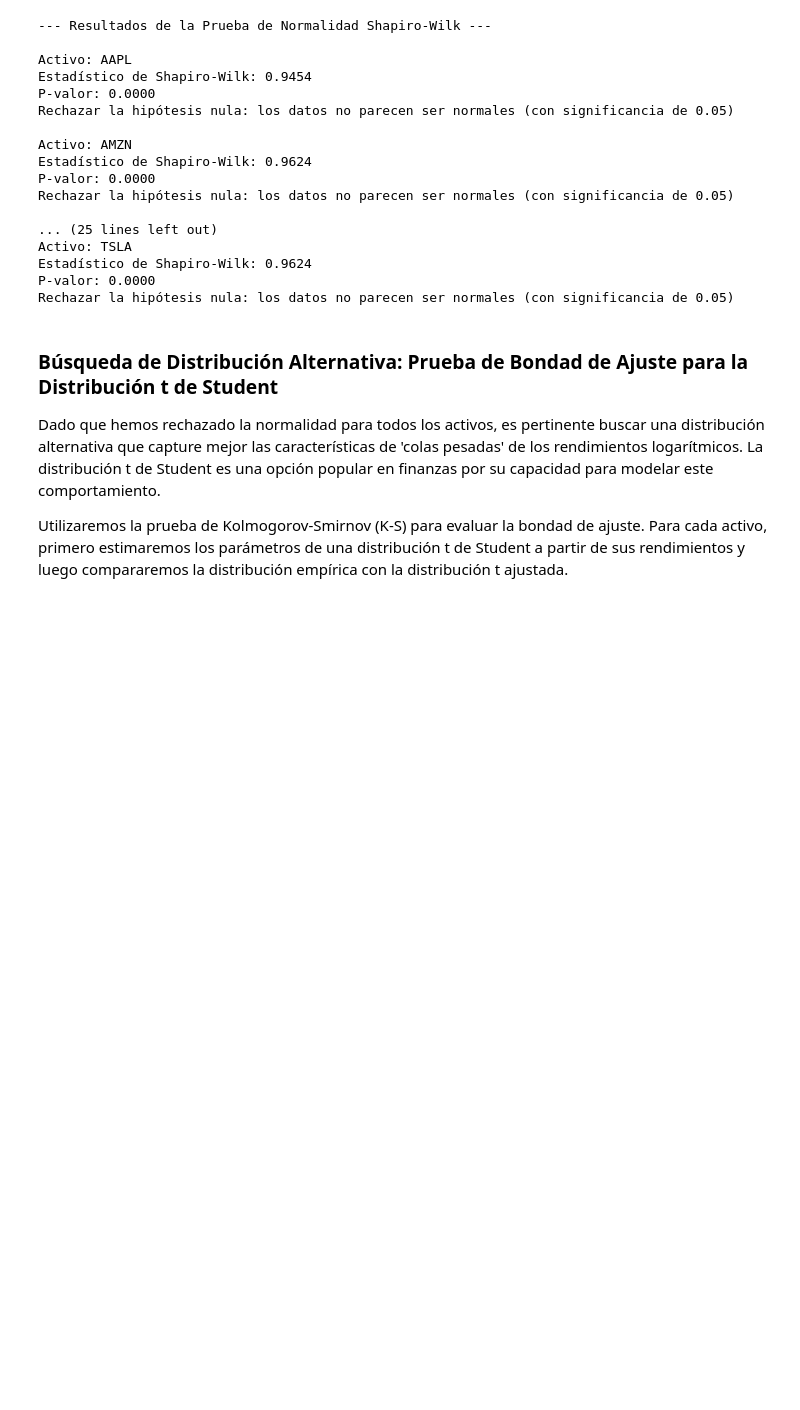
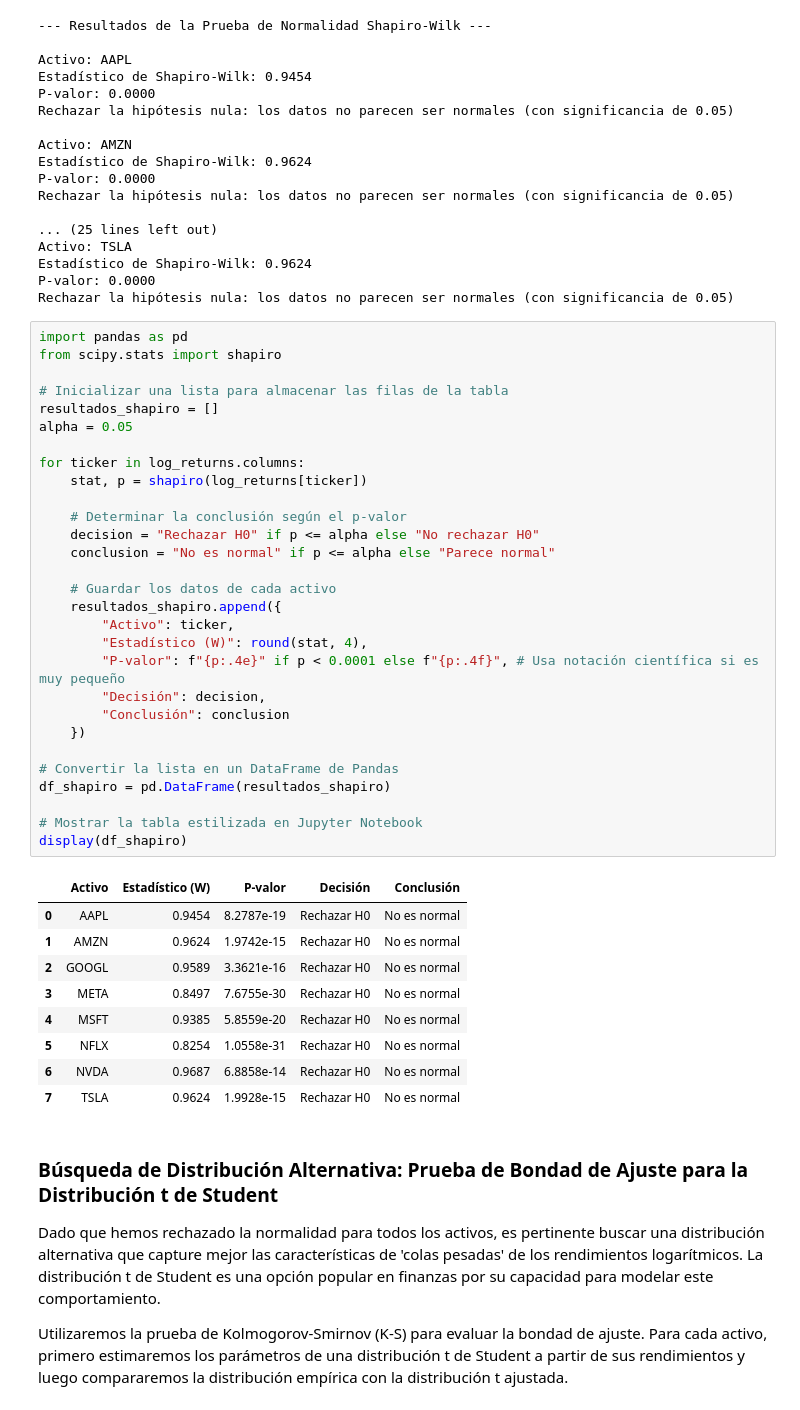
Before and after one commit to mcabeza-gif/Modelado-de-Datos, a Jupyter notebook: modelado_de_datos_.ipynb, the cells around one changed output. Drawn from its saved outputs; the diff is of its cells as text; blank space fills up the shorter version.

```diff
--- a/modelado_de_datos_.ipynb
+++ b/modelado_de_datos_.ipynb
@@ -737,6 +745,45 @@ Activo: TSLA
 Estadístico de Shapiro-Wilk: 0.9624
 P-valor: 0.0000
 Rechazar la hipótesis nula: los datos no parecen ser normales (con significancia de 0.05)
+# %%
+import pandas as pd
+from scipy.stats import shapiro
+
+# Inicializar una lista para almacenar las filas de la tabla
+resultados_shapiro = []
+alpha = 0.05
+
+for ticker in log_returns.columns:
+    stat, p = shapiro(log_returns[ticker])
+
+    # Determinar la conclusión según el p-valor
+    decision = "Rechazar H0" if p <= alpha else "No rechazar H0"
+    conclusion = "No es normal" if p <= alpha else "Parece normal"
+
+    # Guardar los datos de cada activo
+    resultados_shapiro.append({
+        "Activo": ticker,
+        "Estadístico (W)": round(stat, 4),
+        "P-valor": f"{p:.4e}" if p < 0.0001 else f"{p:.4f}", # Usa notación científica si es muy pequeño
+        "Decisión": decision,
+        "Conclusión": conclusion
+    })
+
+# Convertir la lista en un DataFrame de Pandas
+df_shapiro = pd.DataFrame(resultados_shapiro)
+
+# Mostrar la tabla estilizada en Jupyter Notebook
+display(df_shapiro)
+# %% [output]
+|  | Activo | Estadístico (W) | P-valor | Decisión | Conclusión |
+| 0 | AAPL | 0.9454 | 8.2787e-19 | Rechazar H0 | No es normal |
+| 1 | AMZN | 0.9624 | 1.9742e-15 | Rechazar H0 | No es normal |
+| 2 | GOOGL | 0.9589 | 3.3621e-16 | Rechazar H0 | No es normal |
+| 3 | META | 0.8497 | 7.6755e-30 | Rechazar H0 | No es normal |
+| 4 | MSFT | 0.9385 | 5.8559e-20 | Rechazar H0 | No es normal |
+| 5 | NFLX | 0.8254 | 1.0558e-31 | Rechazar H0 | No es normal |
+| 6 | NVDA | 0.9687 | 6.8858e-14 | Rechazar H0 | No es normal |
+| 7 | TSLA | 0.9624 | 1.9928e-15 | Rechazar H0 | No es normal |
 # %% [markdown]
 ### Búsqueda de Distribución Alternativa: Prueba de Bondad de Ajuste para la Distribución t de Student
 
```
Also changed, not shown: parts of 22 cells of this notebook.
